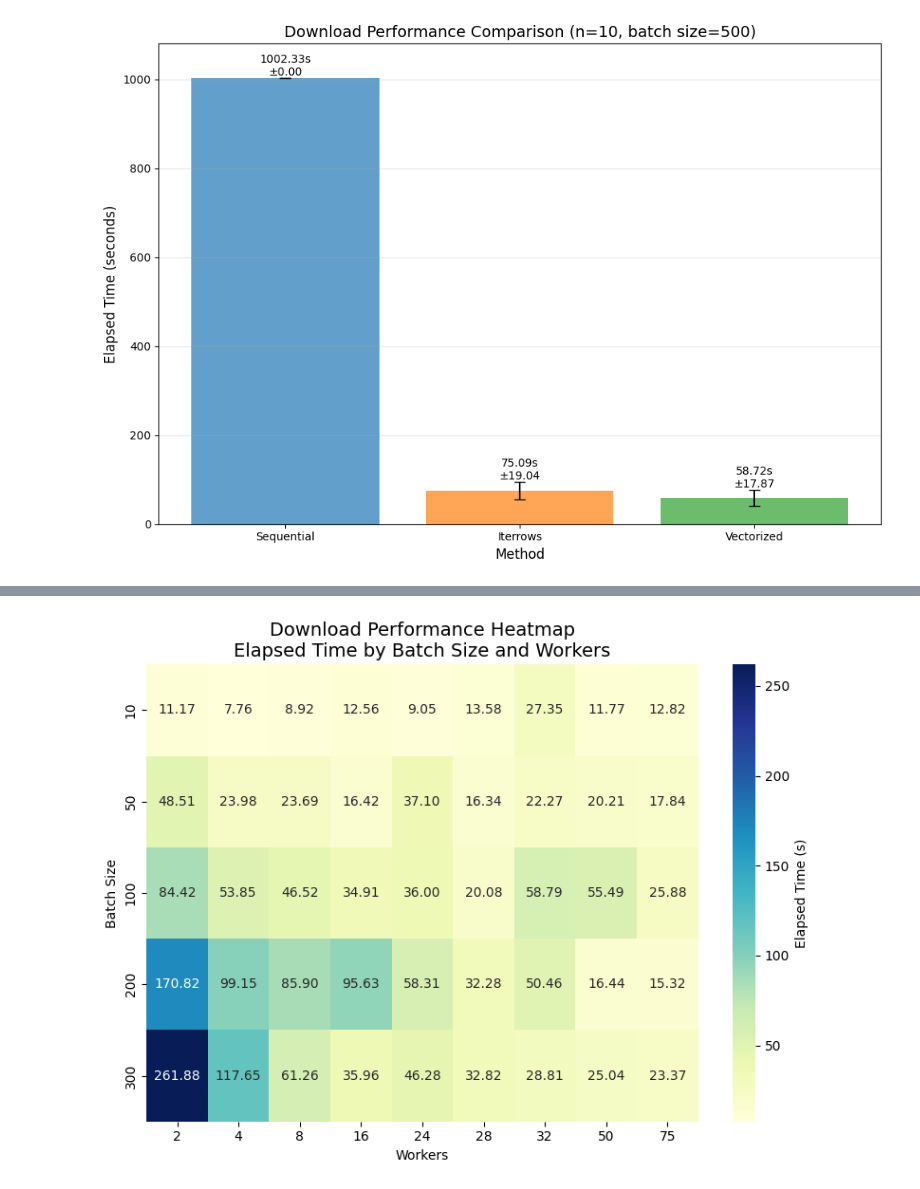
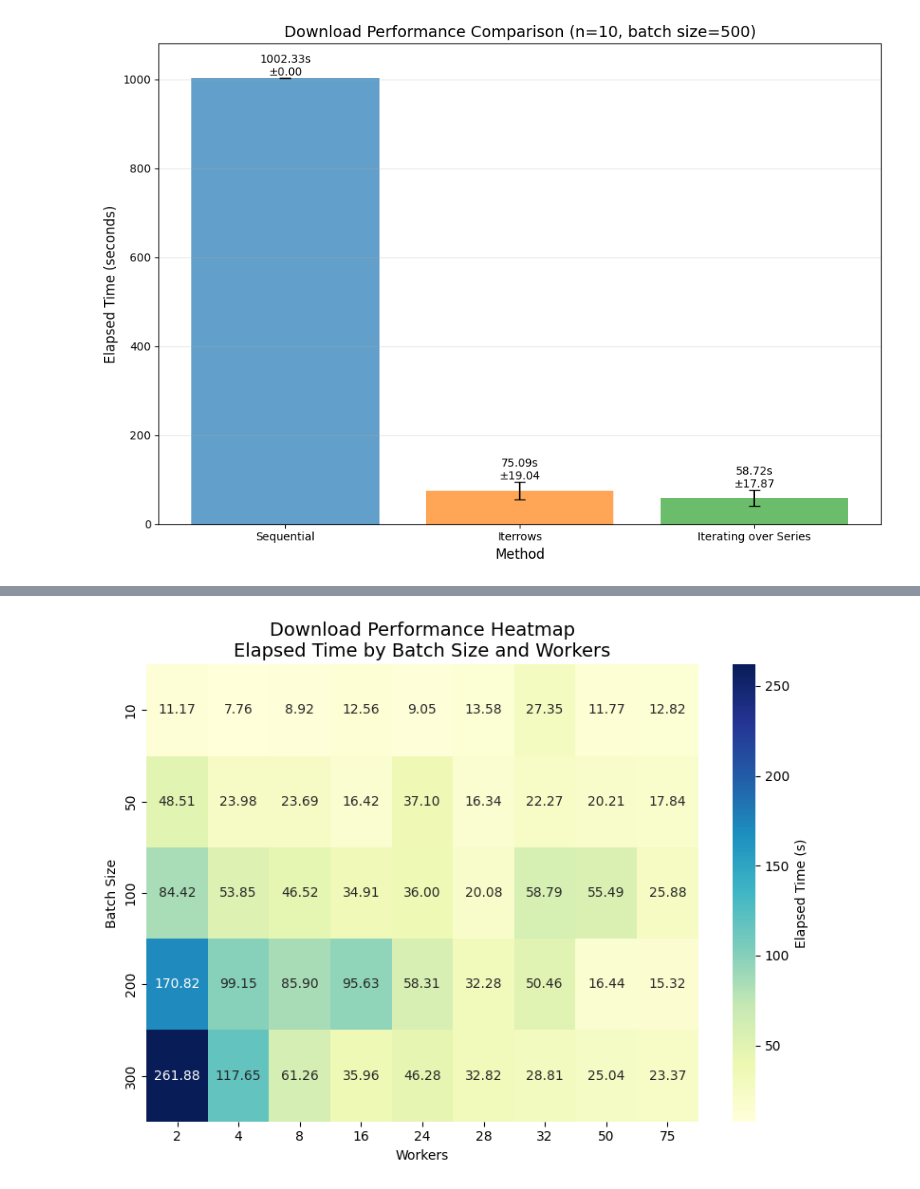
Before and after one commit to SirBobbert/pdf-downloader-multithreading, a Jupyter notebook: exploration.ipynb, the cells around one changed output, grey strips where cells are left out. Cells and saved outputs as stored; diff of their text form; code cells hidden in the pictures.

```diff
--- a/exploration.ipynb
+++ b/exploration.ipynb
@@ -109,26 +67,26 @@ std_devs = [
     np.std(df_vectorization["elapsed_time"])
 ]
 # %%
-methods = ['Sequential', 'Iterrows', 'Vectorized']
+methods = ['Sequential', 'Iterrows', 'Iterating over Series']
 x = np.arange(len(methods))
 fig, ax = plt.subplots(figsize=(10, 7))
 
 bars = ax.bar(x, means, yerr=std_devs, capsize=5, alpha=0.7, color=['#1f77b4', '#ff7f0e', '#2ca02c'])
 
 ax.set_xlabel('Method', fontsize=12)
 ax.set_ylabel('Elapsed Time (seconds)', fontsize=12)
 ax.set_ylim(0, 1080)
 ax.set_title('Download Performance Comparison (n=10, batch size=500)', fontsize=14)
 ax.set_xticks(x)
 ax.set_xticklabels(methods)
 ax.grid(axis='y', alpha=0.3)
 
 # Add value labels on bars
 for i, (mean, std) in enumerate(zip(means, std_devs)):
     ax.text(i, mean + std, f'{mean:.2f}s\n±{std:.2f}',
             ha='center', va='bottom', fontsize=10)
 
 plt.tight_layout()
 plt.show()
 # %% [output]
-[figure, old version]
+[figure, new version]
```
Also changed, not shown: parts of 7 cells of this notebook, 5 other files.
